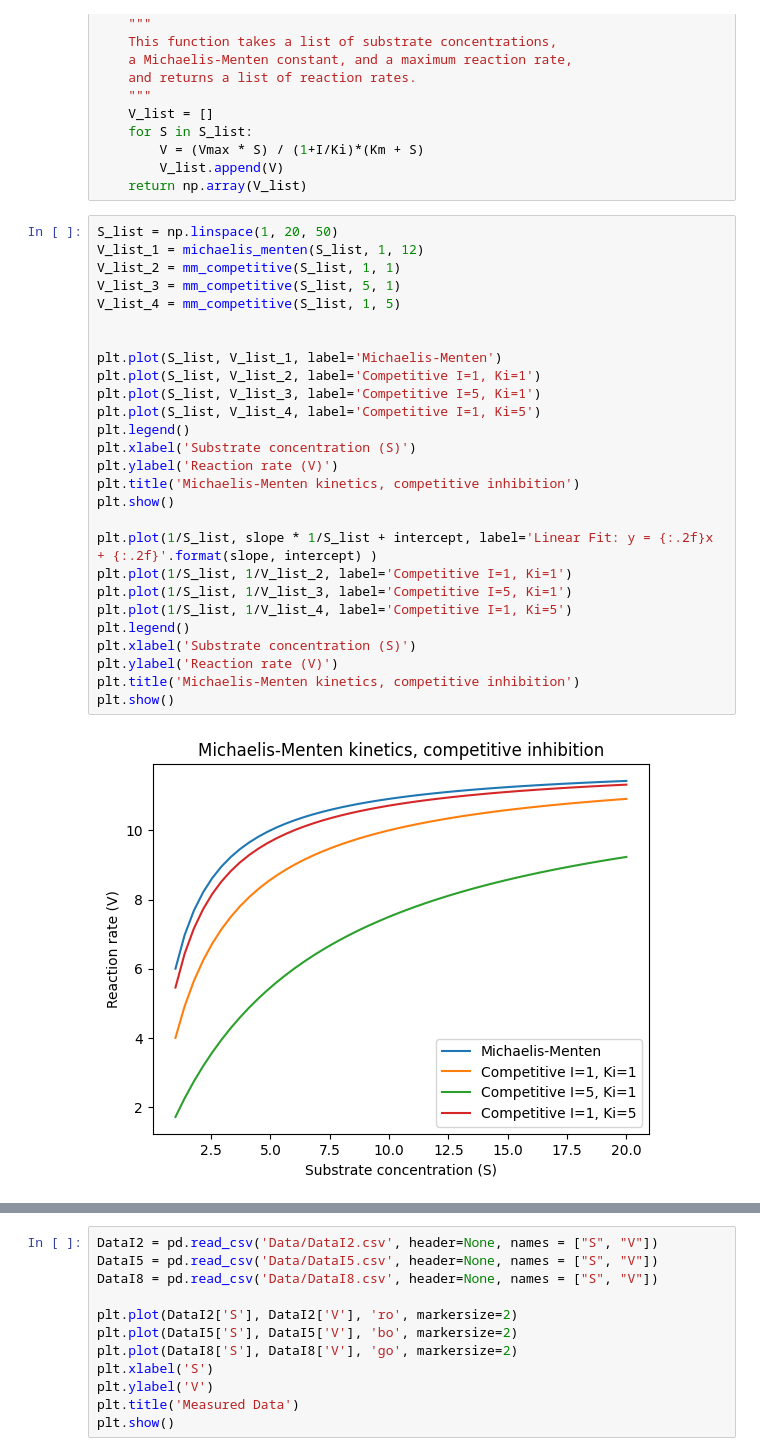
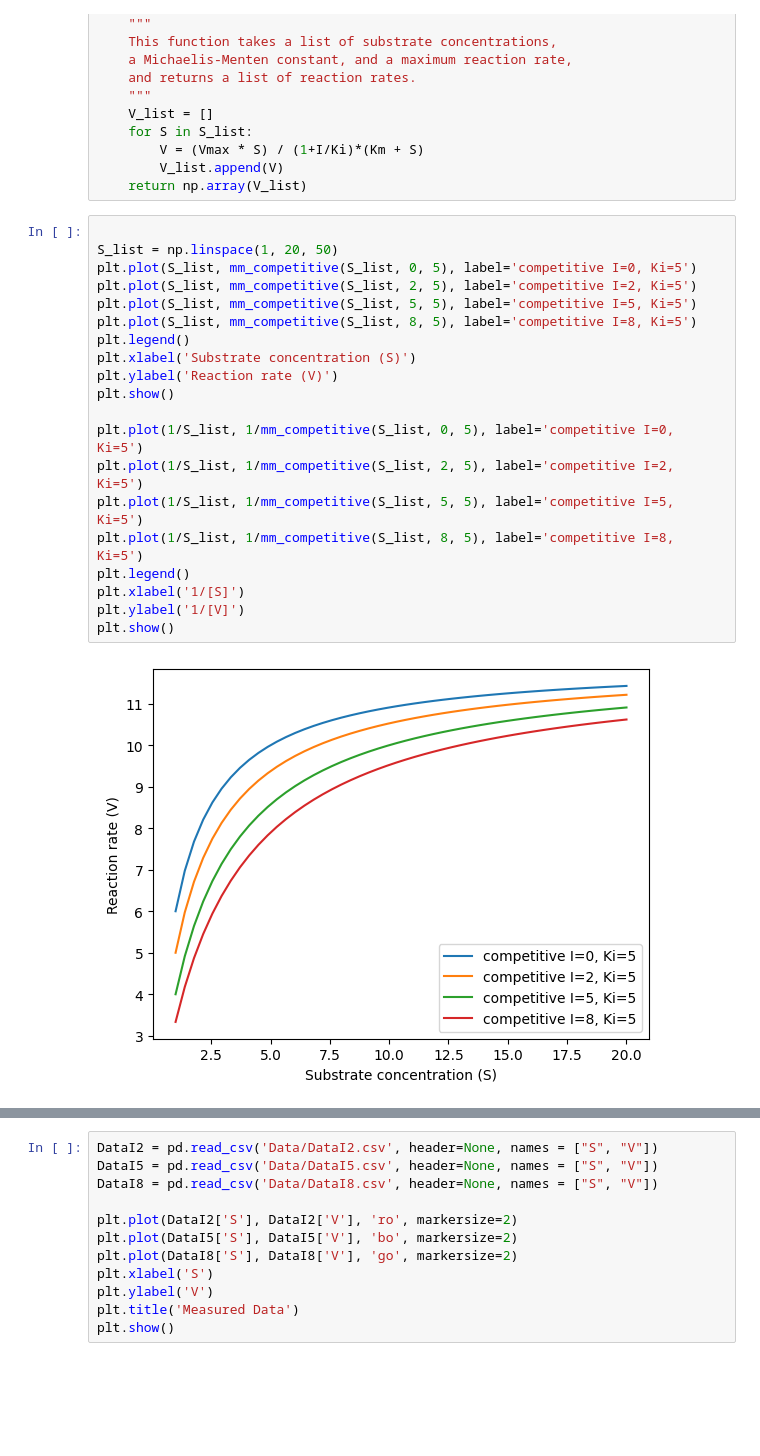
Before and after one commit to sachagijsbers/comp_bio, a Jupyter notebook: lawofmass.ipynb, the cells around one changed output, grey strips where cells are left out. Drawn from its saved outputs; the diff is of its cells as text; blank space fills up the shorter version.

Commit message:
3 plots

```diff
--- a/lawofmass.ipynb
+++ b/lawofmass.ipynb
@@ -199,31 +199,24 @@ def mm_noncompetitive(S_list, I, Ki, Km=1, Vmax=12):
         V_list.append(V)
     return np.array(V_list)
 # %%
+
 S_list = np.linspace(1, 20, 50)
-V_list_1 = michaelis_menten(S_list, 1, 12)
-V_list_2 = mm_competitive(S_list, 1, 1)
-V_list_3 = mm_competitive(S_list, 5, 1)
-V_list_4 = mm_competitive(S_list, 1, 5)
-
-
-plt.plot(S_list, V_list_1, label='Michaelis-Menten')
-plt.plot(S_list, V_list_2, label='Competitive I=1, Ki=1')
-plt.plot(S_list, V_list_3, label='Competitive I=5, Ki=1')
-plt.plot(S_list, V_list_4, label='Competitive I=1, Ki=5')
+plt.plot(S_list, mm_competitive(S_list, 0, 5), label='competitive I=0, Ki=5')
+plt.plot(S_list, mm_competitive(S_list, 2, 5), label='competitive I=2, Ki=5')
+plt.plot(S_list, mm_competitive(S_list, 5, 5), label='competitive I=5, Ki=5')
+plt.plot(S_list, mm_competitive(S_list, 8, 5), label='competitive I=8, Ki=5')
 plt.legend()
 plt.xlabel('Substrate concentration (S)')
 plt.ylabel('Reaction rate (V)')
-plt.title('Michaelis-Menten kinetics, competitive inhibition')
 plt.show()
 
-plt.plot(1/S_list, slope * 1/S_list + intercept, label='Linear Fit: y = {:.2f}x + {:.2f}'.format(slope, intercept) )
-plt.plot(1/S_list, 1/V_list_2, label='Competitive I=1, Ki=1')
-plt.plot(1/S_list, 1/V_list_3, label='Competitive I=5, Ki=1')
-plt.plot(1/S_list, 1/V_list_4, label='Competitive I=1, Ki=5')
+plt.plot(1/S_list, 1/mm_competitive(S_list, 0, 5), label='competitive I=0, Ki=5')
+plt.plot(1/S_list, 1/mm_competitive(S_list, 2, 5), label='competitive I=2, Ki=5')
+plt.plot(1/S_list, 1/mm_competitive(S_list, 5, 5), label='competitive I=5, Ki=5')
+plt.plot(1/S_list, 1/mm_competitive(S_list, 8, 5), label='competitive I=8, Ki=5')
 plt.legend()
-plt.xlabel('Substrate concentration (S)')
-plt.ylabel('Reaction rate (V)')
-plt.title('Michaelis-Menten kinetics, competitive inhibition')
+plt.xlabel('1/[S]')
+plt.ylabel('1/[V]')
 plt.show()
 # %% [output]
-[figure, old version]
+[figure, new version]
```
Also changed, not shown: parts of 4 cells of this notebook.
